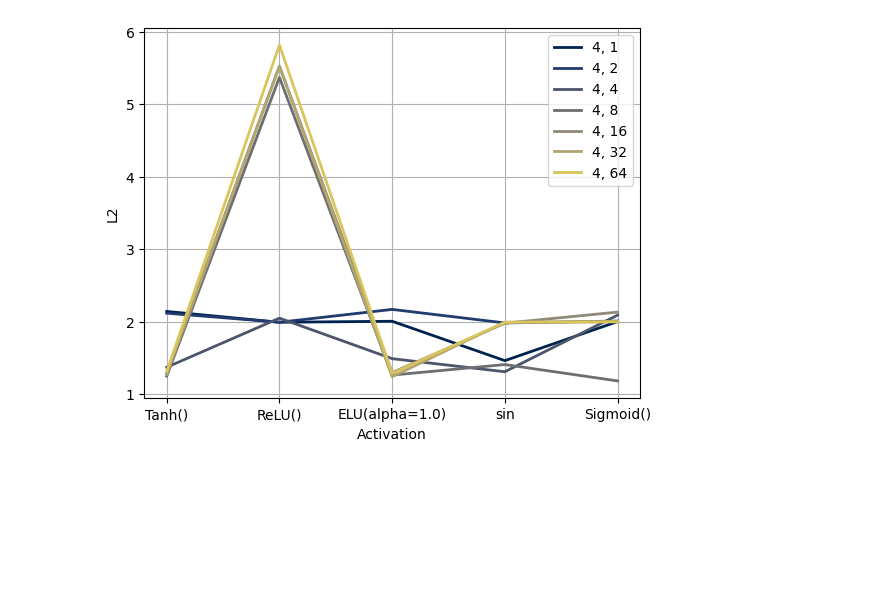
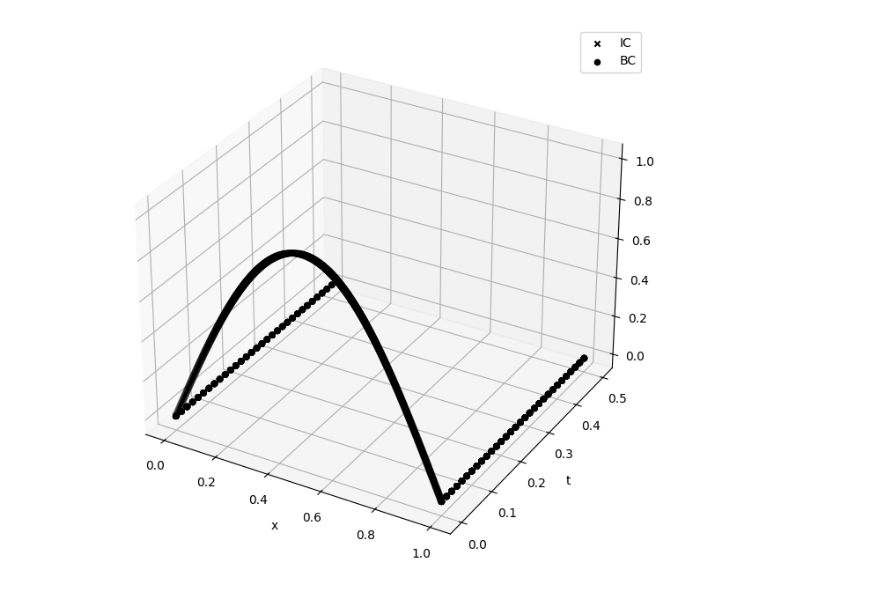
Before and after one commit to DikovAlexandr/PINN, a Jupyter notebook: ArchitectureTest.ipynb, the cells around one changed output. Cells and saved outputs as stored; diff of their text form; code cells hidden in the pictures; blank space fills up the shorter version.

```diff
--- a/ArchitectureTest.ipynb
+++ b/ArchitectureTest.ipynb
@@ -92 +44,33 @@ def make_loss_history_plot(data_path, output_folder, title):
+# %%
+geom = geometry.Interval(0.0, 1.0)
+period = timedomain.TimeDomain(0.0, 0.5)
+alpha = 0.5
+n = 1000
+
+# Generate initial conditions
+initial_conditions = conditions.InitialConditions()
+initial_conditions.set_initial_conditions(geom=geom, time=period,
+                                                       initial_func=initial_condition_function,
+                                                       num_points=n, random=False, device="cuda:0")
+
+# Generate boundary conditions
+boundary_conditions = conditions.BoundaryConditions()
+boundary_conditions.set_boundary_conditions(geom=geom, time=period,
+                                                         boundary_func=boundary_condition_function,
+                                                         num_points=n, random=False, device="cuda:0")
+
+# Generate equation
+equation = conditions.Equation()
+equation.set_equation(geom=geom, time=period, num_points=n, random=False, device="cuda:0")
+
+# Generate test
+test = conditions.Test()
+test.set_test(geom=geom, time=period, num_points=n, random=False, device="cuda:0")
+
+problem = conditions.Problem(initial_conditions, boundary_conditions,
+                             equation, test, geom, period, alpha=alpha)
+# %%
+visualizations.solution_surface_plot(problem, None)
+# %% [output]
+[figure, added]
 # %%
@@ -160,33 +155,3 @@ with open(csv_file_path, 'w', newline='') as csvfile:
     for key, value in l2_norms.items():
         activation, hidden_layers, neurons = key
         csv_writer.writerow([activation, hidden_layers, neurons, value])
-# %%
-import matplotlib.pyplot as plt
-from mpl_toolkits.mplot3d import Axes3D
-from cycler import cycler
-import numpy as np
-
-# Разделение данных на списки для построения графиков
-activations = list(set(activation for activation, _, _ in l2_norms.keys()))
-layers_num = list(sorted(set(layer for _, layer, _ in l2_norms.keys())))
-neurons_num = list(sorted(set(neuron for _, _, neuron in l2_norms.keys())))
-
-
-color_cycle = plt.cm.cividis(np.linspace(0, 1, len(layers_num)))
-plt.gca().set_prop_cycle(cycler('color', color_cycle))
-
-# for activation in activations:
-layers = layers_num[3]
-for neurons in neurons_num:
-    l2_value = []
-    for activation in activations:
-        l2_value.append(l2_norms[(activation, layers, neurons)])
-
-    plt.plot([str(activation) for activation in activations], l2_value, label=f'{layers}, {neurons}', linewidth=2)
-plt.xlabel('Activation')
-plt.ylabel('L2')
-plt.legend()
-plt.grid(True)
-plt.show()
-# %% [output]
-[figure, removed]
```
Also changed, not shown: parts of 8 cells of this notebook, 7 other files.
